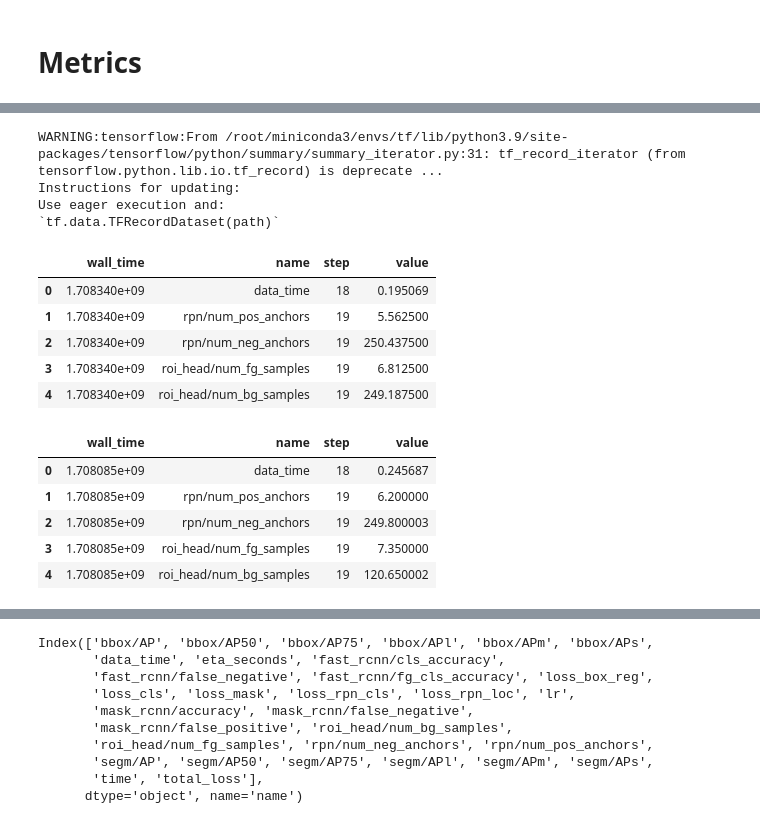
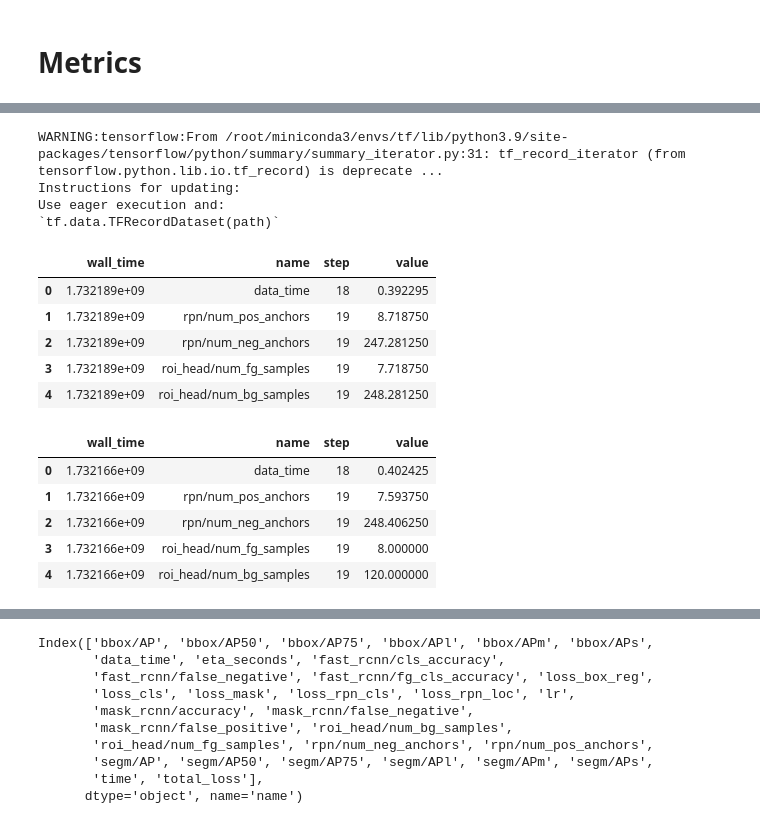
Before and after one commit to femartip/Detection-Microfibres-in-Sludge, a Jupyter notebook: Fine_tuned_Detectron2/Utils/cv_results_GLASS.ipynb, the cells around one changed output, grey strips where cells are left out. Cells and saved outputs as stored; diff of their text form; code cells hidden in the pictures.

```diff
--- a/Fine_tuned_Detectron2/Utils/cv_results_GLASS.ipynb
+++ b/Fine_tuned_Detectron2/Utils/cv_results_GLASS.ipynb
@@ -387,35 +389,38 @@ def convert_tb_data(root_dir, sort_by=None):
 # %%
-model_38_0 = convert_tb_data("./../models/Glass_models/38_5000/0")
-model_38_1 = convert_tb_data("./../models/Glass_models/38_5000/1")
-model_38_2 = convert_tb_data("./../models/Glass_models/38_5000/2")
-model_38_3 = convert_tb_data("./../models/Glass_models/38_5000/3")
-model_38_4 = convert_tb_data("./../models/Glass_models/38_5000/4")
+best_model_name_one = "bs_16_lr_0.01_bsi_256"
+model_38_0 = convert_tb_data(f"./../models/Glass_models/{best_model_name_one}/0")
+model_38_1 = convert_tb_data(f"./../models/Glass_models/{best_model_name_one}/1")
+model_38_2 = convert_tb_data(f"./../models/Glass_models/{best_model_name_one}/2")
+model_38_3 = convert_tb_data(f"./../models/Glass_models/{best_model_name_one}/3")
+model_38_4 = convert_tb_data(f"./../models/Glass_models/{best_model_name_one}/4")
 model_38_0.head()
 # %% [output]
 WARNING:tensorflow:From /root/miniconda3/envs/tf/lib/python3.9/site-packages/tensorflow/python/summary/summary_iterator.py:31: tf_record_iterator (from tensorflow.python.lib.io.tf_record) is deprecate ...
 Instructions for updating:
 Use eager execution and:
 `tf.data.TFRecordDataset(path)`
 |  | wall_time | name | step | value |
-| 0 | 1.708340e+09 | data_time | 18 | 0.195069 |
-| 1 | 1.708340e+09 | rpn/num_pos_anchors | 19 | 5.562500 |
-| 2 | 1.708340e+09 | rpn/num_neg_anchors | 19 | 250.437500 |
-| 3 | 1.708340e+09 | roi_head/num_fg_samples | 19 | 6.812500 |
-| 4 | 1.708340e+09 | roi_head/num_bg_samples | 19 | 249.187500 |
+| 0 | 1.732189e+09 | data_time | 18 | 0.392295 |
+| 1 | 1.732189e+09 | rpn/num_pos_anchors | 19 | 8.718750 |
+| 2 | 1.732189e+09 | rpn/num_neg_anchors | 19 | 247.281250 |
+| 3 | 1.732189e+09 | roi_head/num_fg_samples | 19 | 7.718750 |
+| 4 | 1.732189e+09 | roi_head/num_bg_samples | 19 | 248.281250 |
 # %%
-model_50_0 = convert_tb_data("./../models/Glass_models/49_5000/0")
-model_50_1 = convert_tb_data("./../models/Glass_models/49_5000/1")
-model_50_2 = convert_tb_data("./../models/Glass_models/49_5000/2")
-model_50_3 = convert_tb_data("./../models/Glass_models/49_5000/3")
-model_50_4 = convert_tb_data("./../models/Glass_models/49_5000/4")
+best_model_name_two = "bs_16_lr_0.01_bsi_128"
+
+model_50_0 = convert_tb_data(f"./../models/Glass_models/{best_model_name_two}/0")
+model_50_1 = convert_tb_data(f"./../models/Glass_models/{best_model_name_two}/1")
+model_50_2 = convert_tb_data(f"./../models/Glass_models/{best_model_name_two}/2")
+model_50_3 = convert_tb_data(f"./../models/Glass_models/{best_model_name_two}/3")
+model_50_4 = convert_tb_data(f"./../models/Glass_models/{best_model_name_two}/4")
 model_50_0.head()
 # %% [output]
 |  | wall_time | name | step | value |
-| 0 | 1.708085e+09 | data_time | 18 | 0.245687 |
-| 1 | 1.708085e+09 | rpn/num_pos_anchors | 19 | 6.200000 |
-| 2 | 1.708085e+09 | rpn/num_neg_anchors | 19 | 249.800003 |
-| 3 | 1.708085e+09 | roi_head/num_fg_samples | 19 | 7.350000 |
-| 4 | 1.708085e+09 | roi_head/num_bg_samples | 19 | 120.650002 |
+| 0 | 1.732166e+09 | data_time | 18 | 0.402425 |
+| 1 | 1.732166e+09 | rpn/num_pos_anchors | 19 | 7.593750 |
+| 2 | 1.732166e+09 | rpn/num_neg_anchors | 19 | 248.406250 |
+| 3 | 1.732166e+09 | roi_head/num_fg_samples | 19 | 8.000000 |
+| 4 | 1.732166e+09 | roi_head/num_bg_samples | 19 | 120.000000 |
 # %%
 model_38_0_metrics = model_38_0.pivot(index='step', columns='name', values='value')
 model_38_0_metrics = model_38_0_metrics.dropna(how='all')
```
Also changed, not shown: parts of 22 cells of this notebook, 1 other file.
